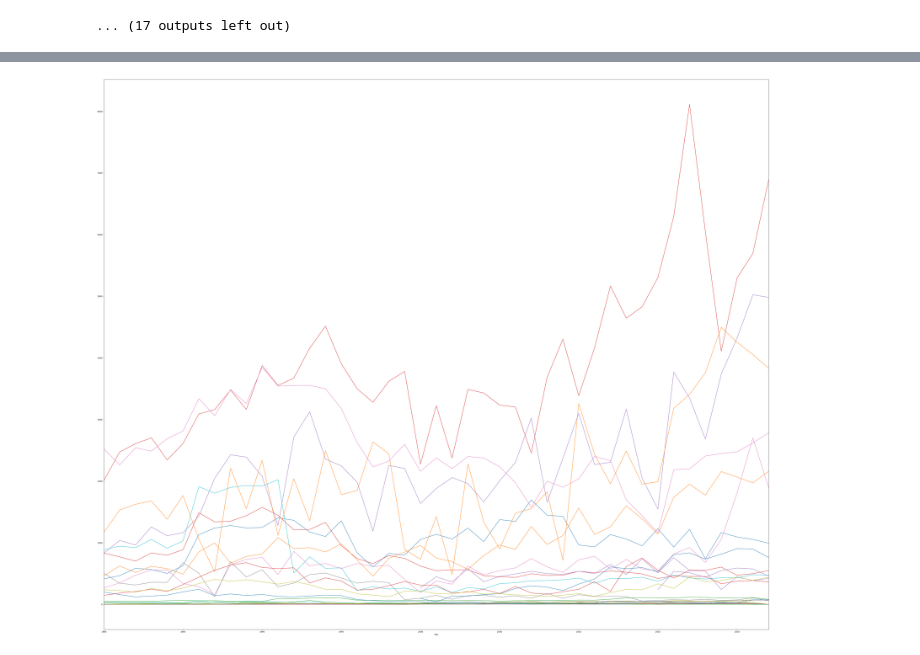
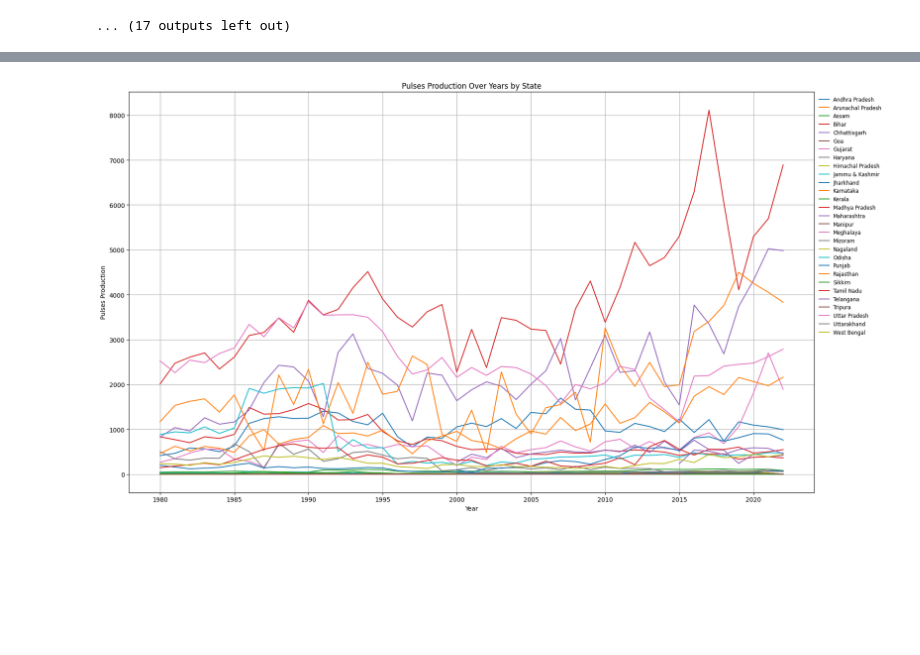
Before and after one commit to riddhiiee/food-production-analysis, a Jupyter notebook: ATSA PROJ.ipynb, the cells around one changed output, grey strips where cells are left out. Drawn from its saved outputs; the diff is of its cells as text; code cells hidden in the pictures; blank space fills up the shorter version.

Commit message:
Updated graph

```diff
--- a/ATSA PROJ.ipynb
+++ b/ATSA PROJ.ipynb
@@ -129,12 +115,20 @@ plt.show()
 # %%
 import matplotlib.pyplot as plt
 
-# Pivot so states become columns
+# Pivot Data: States become columns; Year is index
 pivot_df = df.pivot(index="Year", columns="State / Union Territory", values="Pulses")
 
-# Plot with subplots
-pivot_df.plot(legend=False, figsize=(60,50))
+# Plot all states on one figure
+plt.figure(figsize=(18, 10))  # Increase size for readability
+for state in pivot_df.columns:
+    plt.plot(pivot_df.index, pivot_df[state], label=state)
 
+plt.xlabel('Year')
+plt.ylabel('Pulses Production')
+plt.title('Pulses Production Over Years by State')
+plt.legend(loc="upper left", bbox_to_anchor=(1, 1), ncol=1, frameon=False, fontsize='small')  # Legend outside plot
+plt.grid(True)
+plt.tight_layout()
 plt.show()
 # %% [output]
-[figure, old version]
+[figure, new version]
```
Also changed, not shown: parts of 3 cells of this notebook.
